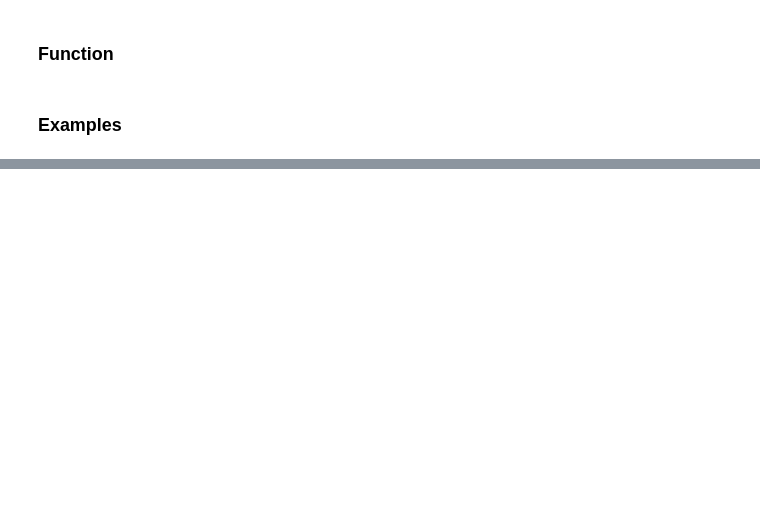
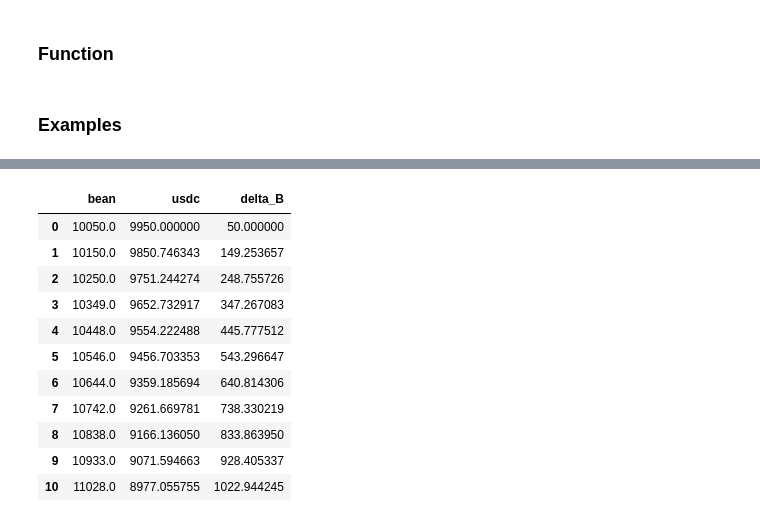
Before and after one commit to Brean0/Curveswap-Research, a Jupyter notebook: Stableswap.ipynb, the cells around one changed output, grey strips where cells are left out. Drawn from its saved outputs; the diff is of its cells as text; code cells hidden in the pictures; blank space fills up the shorter version.

```diff
--- a/Stableswap.ipynb
+++ b/Stableswap.ipynb
@@ -97,0 +143,35 @@ slippageFinder(0.01,100)
+# %%
+# Balances of Bean/USDC at 1.01 at A = 0-10 (index = A)
+# Assumes D is constant instead (D = 20000)
+
+def slippageDeltaConstantD(slippage=1):
+    df2=pd.DataFrame(columns = ['bean','usdc','delta_B'])
+    D= 20000
+    usdc=D/2
+    price = 1.01
+    #determine the liquidity pool size
+    for A_factor in range(0,11):
+        usdc=D/2
+        test = 1
+        while test > abs(price - getPrice(usdc,D,1,A_factor)):
+            test = abs(price - getPrice(usdc,D,1,A_factor))
+            usdc +=1
+        bean = sampleStable(usdc,A_factor,D,2)
+        df2.loc[len(df2.index)] = [usdc,bean,getDelta(bean,usdc,D)]
+    return(df2)
+# %%
+df2 = slippageDeltaConstantD()
+df2
+# %% [output]
+|  | bean | usdc | delta_B |
+| 0 | 10050.0 | 9950.000000 | 50.000000 |
+| 1 | 10150.0 | 9850.746343 | 149.253657 |
+| 2 | 10250.0 | 9751.244274 | 248.755726 |
+| 3 | 10349.0 | 9652.732917 | 347.267083 |
+| 4 | 10448.0 | 9554.222488 | 445.777512 |
+| 5 | 10546.0 | 9456.703353 | 543.296647 |
+| 6 | 10644.0 | 9359.185694 | 640.814306 |
+| 7 | 10742.0 | 9261.669781 | 738.330219 |
+| 8 | 10838.0 | 9166.136050 | 833.863950 |
+| 9 | 10933.0 | 9071.594663 | 928.405337 |
+| 10 | 11028.0 | 8977.055755 | 1022.944245 |
```
Also changed, not shown: parts of 16 cells of this notebook, 6 other files.
